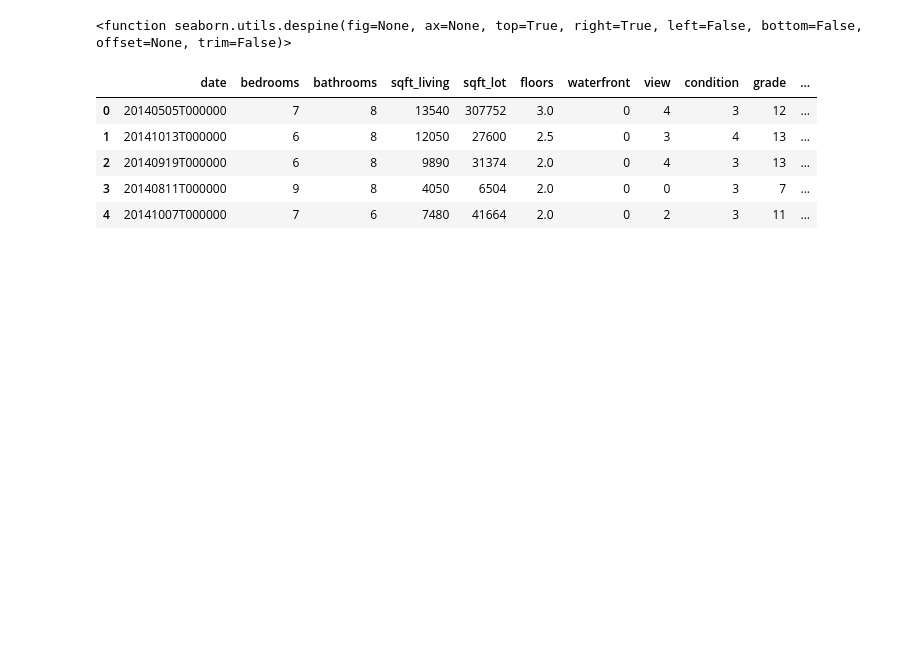
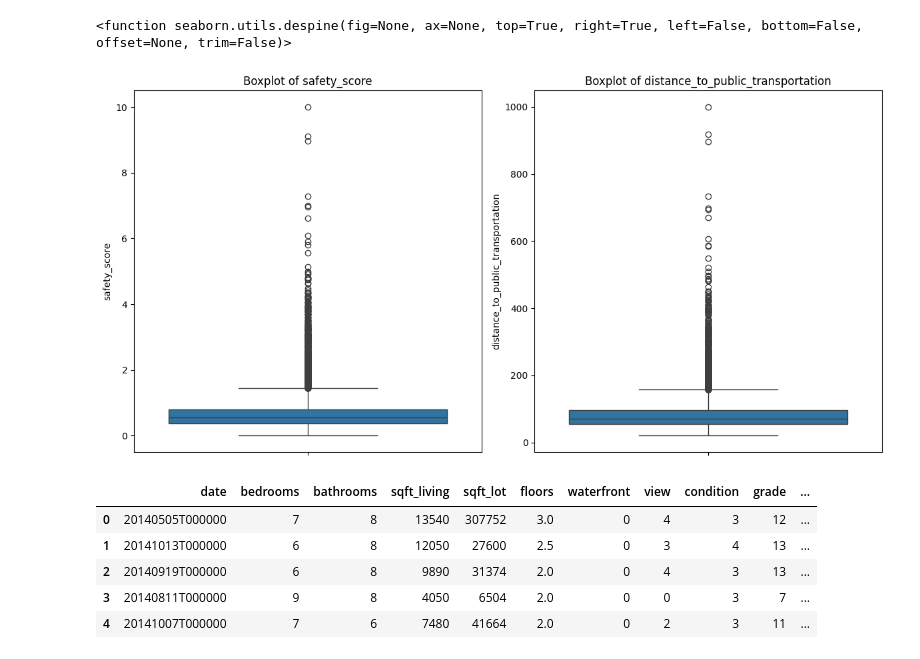
Before and after one commit to hamreen1/House-Price-Prediction, a Jupyter notebook: housesales.ipynb, the cells around one changed output. Saved outputs shown, nothing was run; the diff lists cells and outputs as text; code cells hidden in the pictures; blank space fills up the shorter version.

```diff
--- a/housesales.ipynb
+++ b/housesales.ipynb
@@ -65,6 +111,22 @@ sns.despine
 # %% [output]
 [figure]
 <function seaborn.utils.despine(fig=None, ax=None, top=True, right=True, left=False, bottom=False, offset=None, trim=False)>
+# %%
+# Features of interest
+features_ = ['safety_score', 'distance_to_public_transportation']
+
+# Visualize the distribution of the selected features using box plots
+plt.figure(figsize=(12, 6))
+
+for i, feature in enumerate(features_, 1):
+    plt.subplot(1, 2, i)
+    sns.boxplot(y=data[feature])
+    plt.title(f'Boxplot of {feature}')
+
+plt.tight_layout()
+plt.show()
+# %% [output]
+[figure, added]
 # %%
 # Prepare the training data by dropping unnecessary columns
 # i have not changed date here
```
Also changed, not shown: parts of 6 cells of this notebook.
